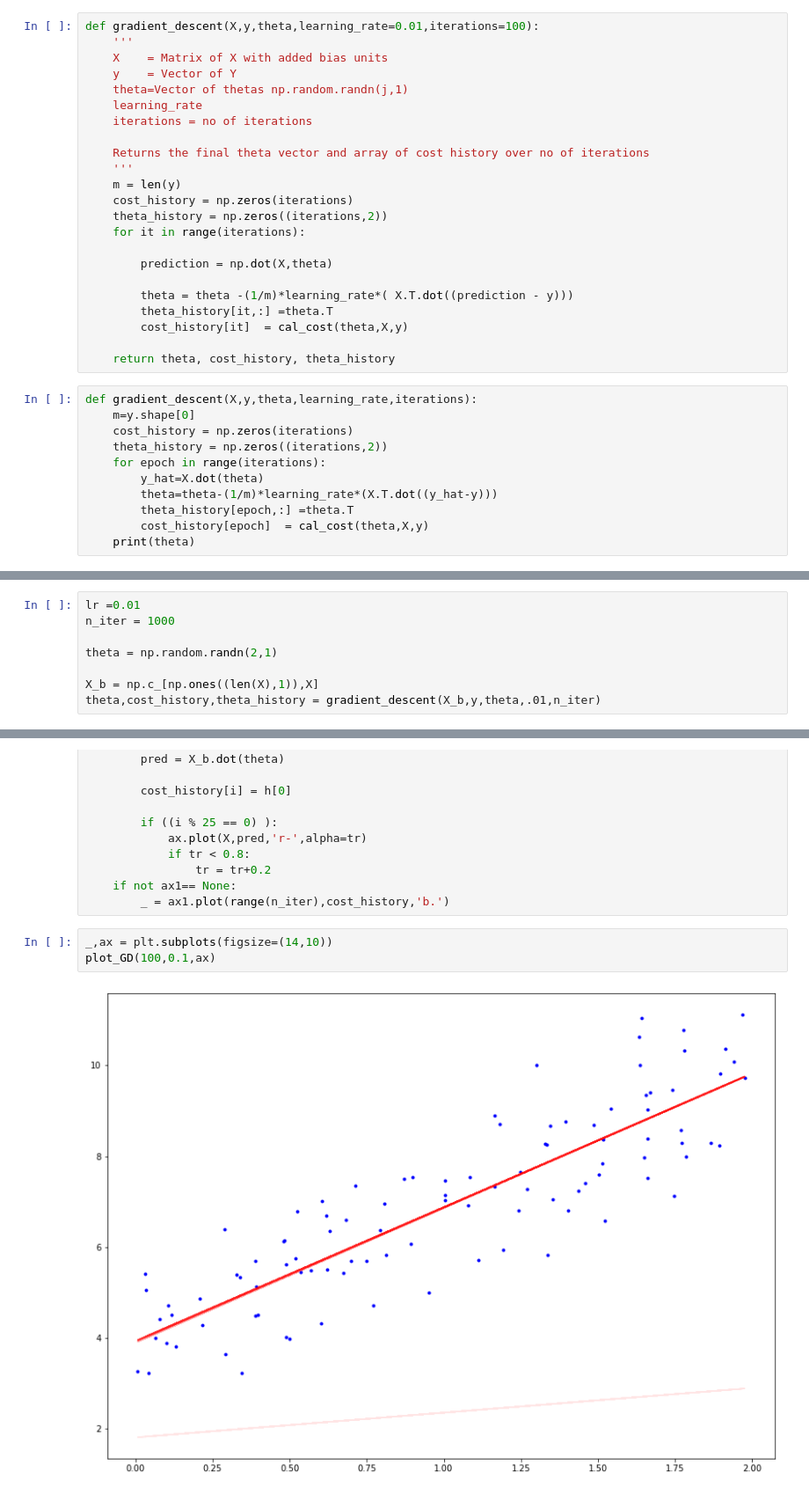
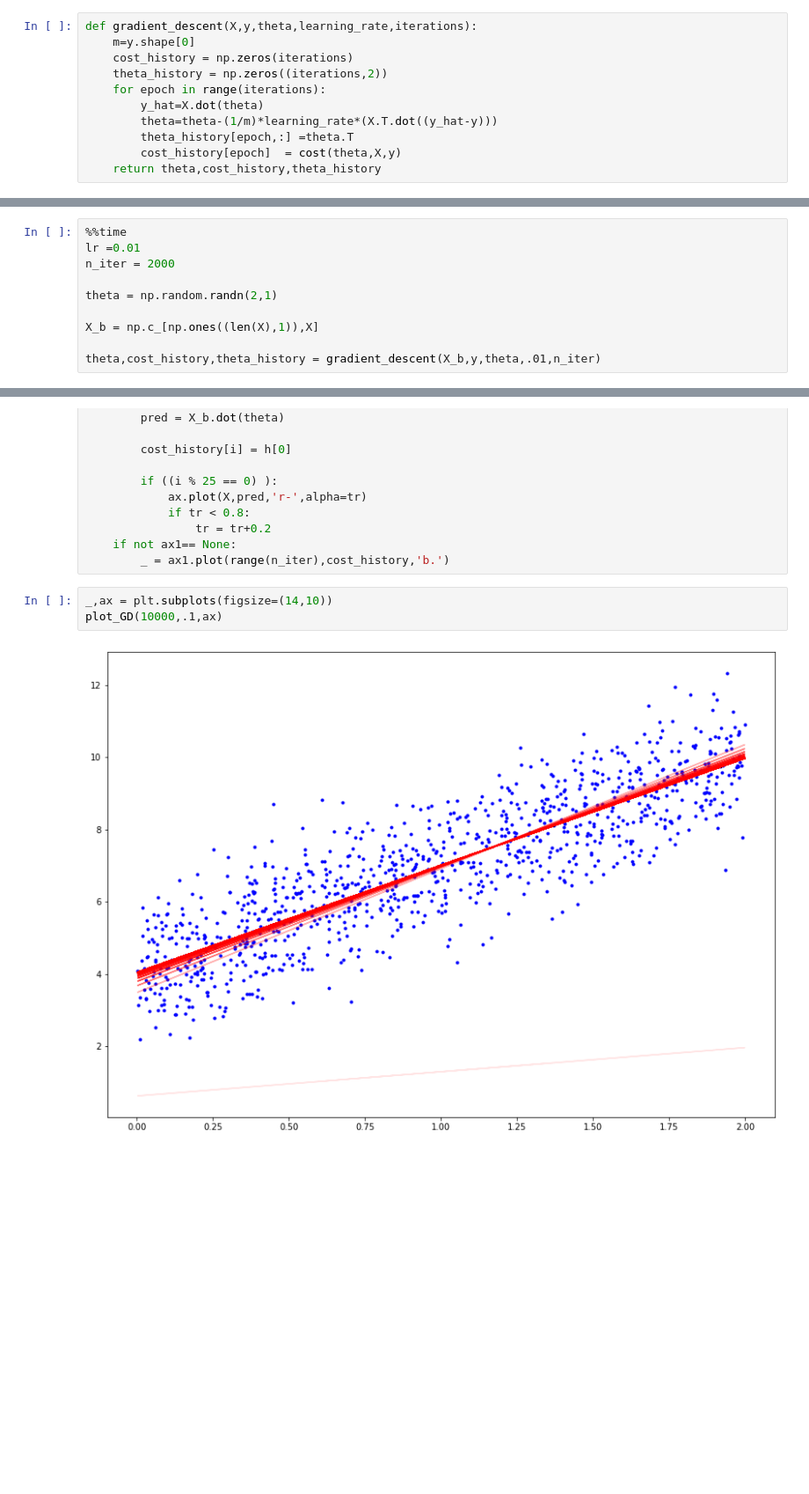
Before and after one commit to MohamadElnomrossie/DeepLearning, a Jupyter notebook: Gradient Descent.ipynb, the cells around one changed output, grey strips where cells are left out. Shown at 88% size. Cells and saved outputs as stored; diff of their text form; blank space fills up the shorter version.

```diff
--- a/Gradient Descent.ipynb
+++ b/Gradient Descent.ipynb
@@ -33,37 +30,14 @@ cost(theta,X_b,y)
 # %%
-def gradient_descent(X,y,theta,learning_rate=0.01,iterations=100):
-    '''
-    X    = Matrix of X with added bias units
-    y    = Vector of Y
-    theta=Vector of thetas np.random.randn(j,1)
-    learning_rate
-    iterations = no of iterations
-
-    Returns the final theta vector and array of cost history over no of iterations
-    '''
-    m = len(y)
+def gradient_descent(X,y,theta,learning_rate,iterations):
+    m=y.shape[0]
     cost_history = np.zeros(iterations)
     theta_history = np.zeros((iterations,2))
-    for it in range(iterations):
-
-        prediction = np.dot(X,theta)
-
-        theta = theta -(1/m)*learning_rate*( X.T.dot((prediction - y)))
-        theta_history[it,:] =theta.T
-        cost_history[it]  = cal_cost(theta,X,y)
-
-    return theta, cost_history, theta_history
+    for epoch in range(iterations):
+        y_hat=X.dot(theta)
+        theta=theta-(1/m)*learning_rate*(X.T.dot((y_hat-y)))
+        theta_history[epoch,:] =theta.T
+        cost_history[epoch]  = cost(theta,X,y)
+    return theta,cost_history,theta_history
-# %%
-def gradient_descent(X,y,theta,learning_rate,iterations):
-    m=y.shape[0]
-    cost_history = np.zeros(iterations)
-    theta_history = np.zeros((iterations,2))
-    for epoch in range(iterations):
-        y_hat=X.dot(theta)
-        theta=theta-(1/m)*learning_rate*(X.T.dot((y_hat-y)))
-        theta_history[epoch,:] =theta.T
-        cost_history[epoch]  = cal_cost(theta,X,y)
-    print(theta)
 # %%
 gradient_descent(X_b,y,theta,lr,n_iter)
 # %% [output]
@@ -79,8 +60,10 @@ X_b=np.c_[np.ones(len(X)),X]
 # %%
+%%time
 lr =0.01
-n_iter = 1000
+n_iter = 2000
 
 theta = np.random.randn(2,1)
 
 X_b = np.c_[np.ones((len(X),1)),X]
+
 theta,cost_history,theta_history = gradient_descent(X_b,y,theta,.01,n_iter)
@@ -126,6 +106,6 @@ def plot_GD(n_iter,lr,ax,ax1=None):
         _ = ax1.plot(range(n_iter),cost_history,'b.')
 # %%
 _,ax = plt.subplots(figsize=(14,10))
-plot_GD(100,0.1,ax)
+plot_GD(10000,.1,ax)
 # %% [output]
-[figure, old version]
+[figure, new version]
```
Also changed, not shown: parts of 22 cells of this notebook.
